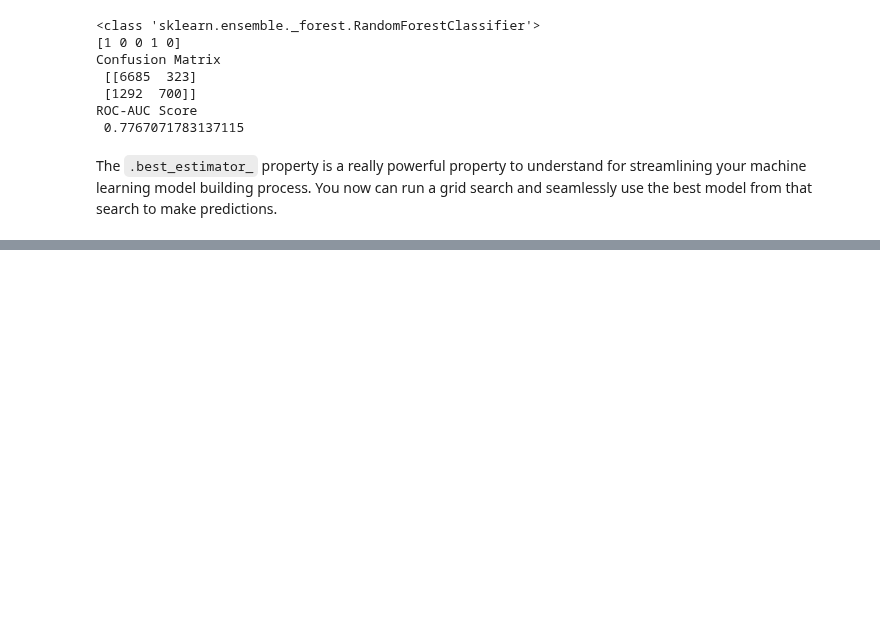
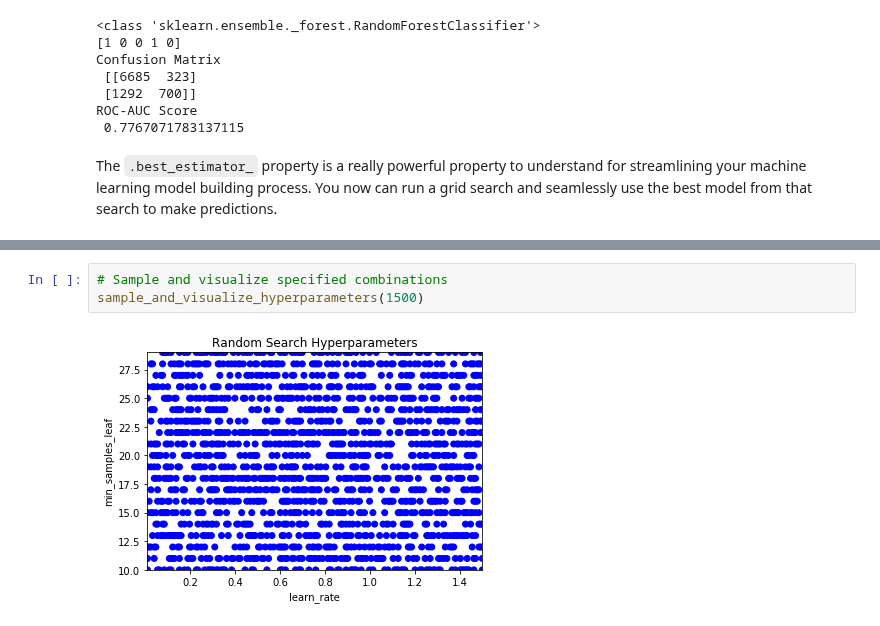
Before and after one commit to yeisonmontoya1815/Course-Machine-Learning-Python, a Jupyter notebook: 14. Hyperparameter Tuning in Python/14. Hyperparameter Tuning in Python.ipynb, the cells around one changed output, grey strips where cells are left out. Saved outputs shown, nothing was run; the diff lists cells and outputs as text; blank space fills up the shorter version.

```diff
--- a/14. Hyperparameter Tuning in Python/14. Hyperparameter Tuning in Python.ipynb
+++ b/14. Hyperparameter Tuning in Python/14. Hyperparameter Tuning in Python.ipynb
@@ -562,0 +723,5 @@ The `.best_estimator_` property is a really powerful property to understand for
+# %%
+# Sample and visualize specified combinations
+sample_and_visualize_hyperparameters(1500)
+# %% [output]
+[figure, added]
```
Also changed, not shown: parts of 22 cells of this notebook.
